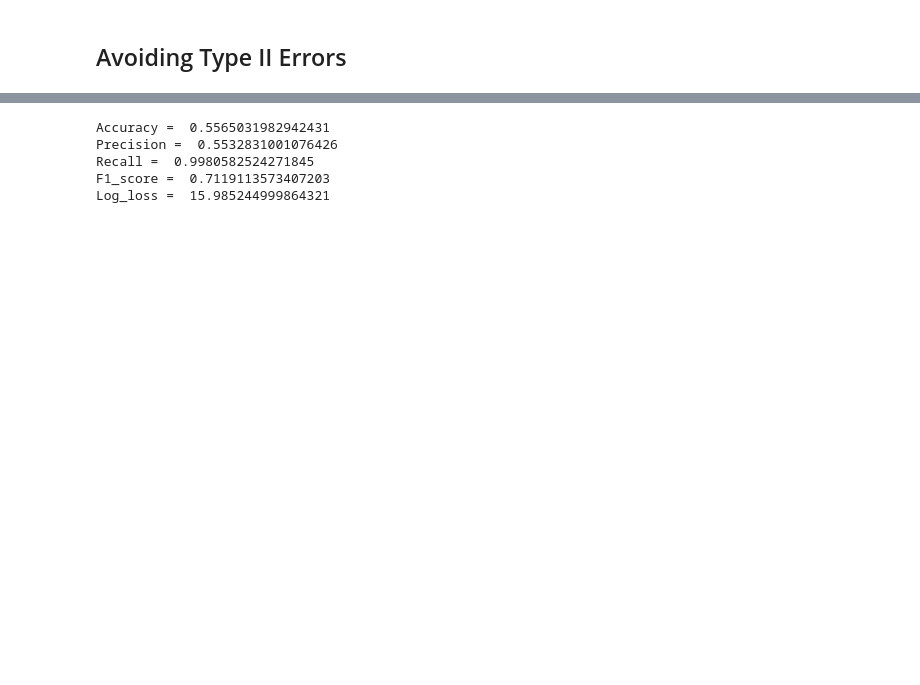
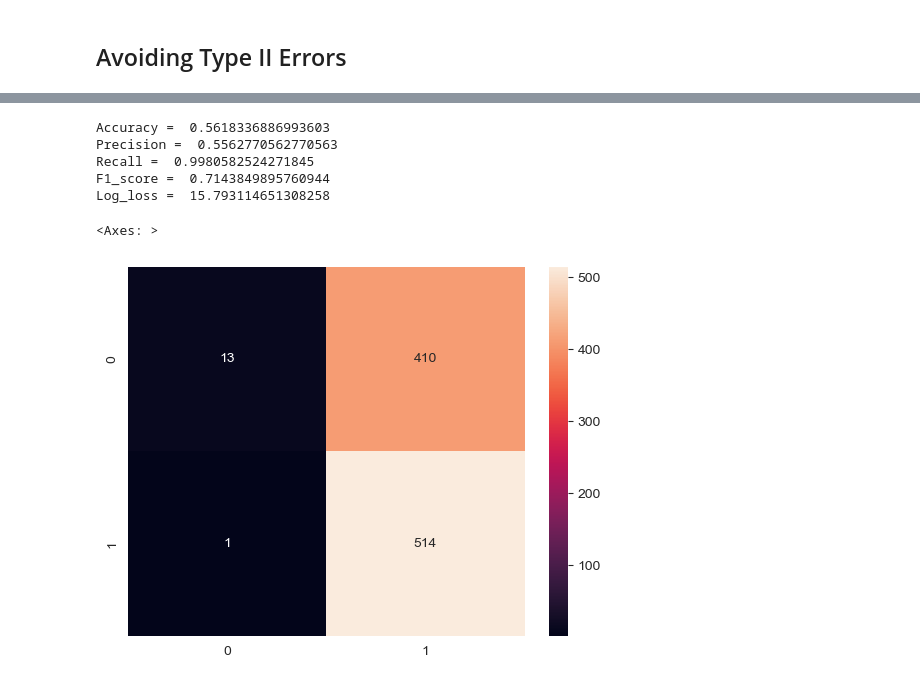
Before and after one commit to kdeviatiarova/MLT, a Jupyter notebook: Task1/Task1.ipynb, the cells around one changed output, grey strips where cells are left out. Saved outputs shown, nothing was run; the diff lists cells and outputs as text; code cells hidden in the pictures; blank space fills up the shorter version.

```diff
--- a/Task1/Task1.ipynb
+++ b/Task1/Task1.ipynb
@@ -117,12 +153,17 @@ curves(DRF_true, DRF_score)
 # %%
-RFC = ensemble.RandomForestClassifier(max_depth=1, n_estimators=200, min_samples_split=18, min_samples_leaf=23, max_features='log2', bootstrap=True)
+RFC = ensemble.RandomForestClassifier(n_estimators=577, min_samples_split=50, min_samples_leaf=39, max_features='log2', max_depth=1, bootstrap=True)
 RFC_true, RFC_score = model_fitting(RFC, X_train, y_train, X_test, y_test)
+
+cm = metrics.confusion_matrix(y_test, RFC.predict(X_test))
+sns.heatmap(cm, annot=True, fmt='d')
 # %% [output]
-Accuracy =  0.5565031982942431
-Precision =  0.5532831001076426
+Accuracy =  0.5618336886993603
+Precision =  0.5562770562770563
 Recall =  0.9980582524271845
-F1_score =  0.7119113573407203
-Log_loss =  15.985244999864321
+F1_score =  0.7143849895760944
+Log_loss =  15.793114651308258
+<Axes: >
+[figure, added]
 # %%
 curves(RFC_true, RFC_score)
 # %% [output]
```
Also changed, not shown: parts of 9 cells of this notebook.
